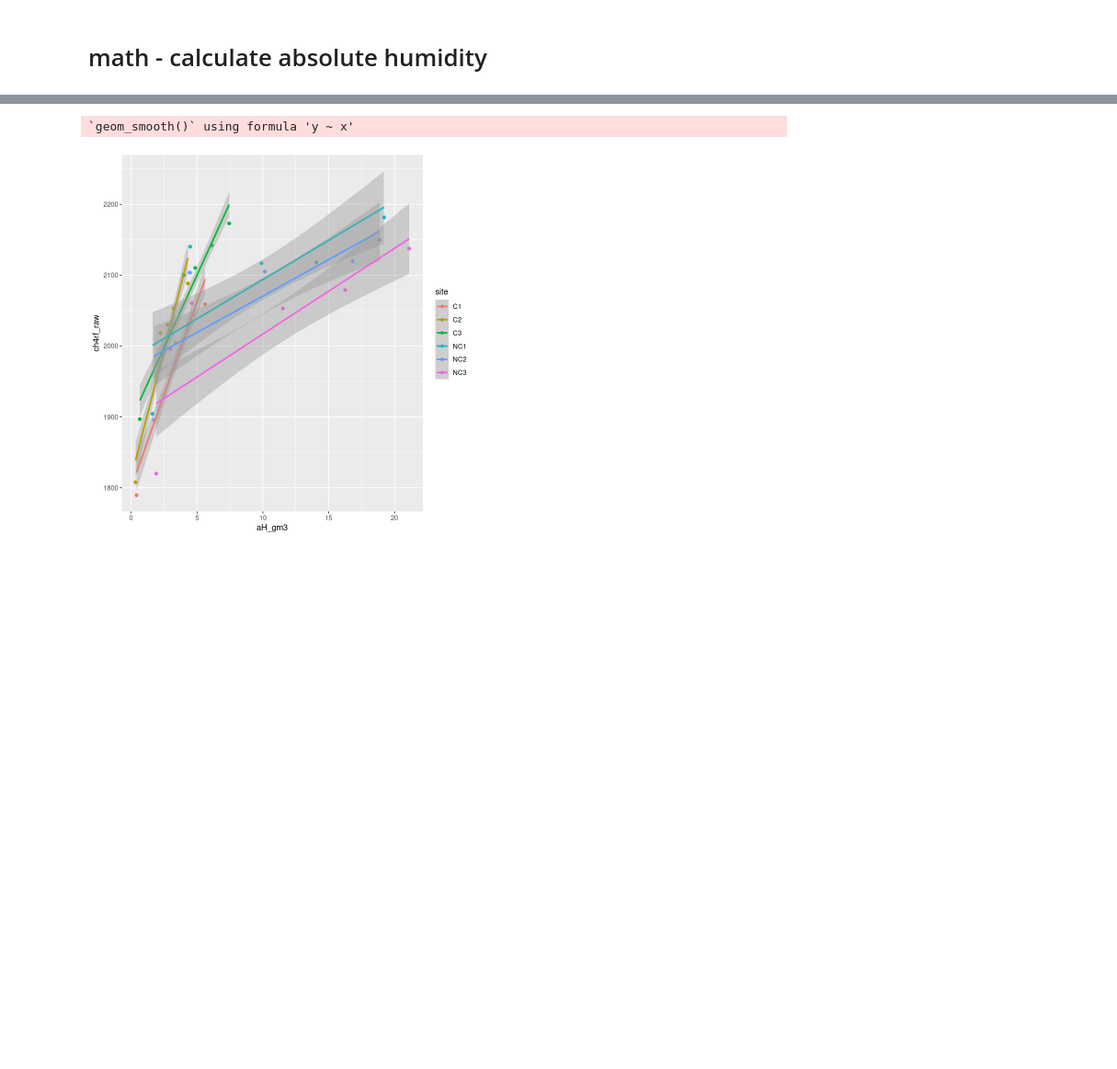
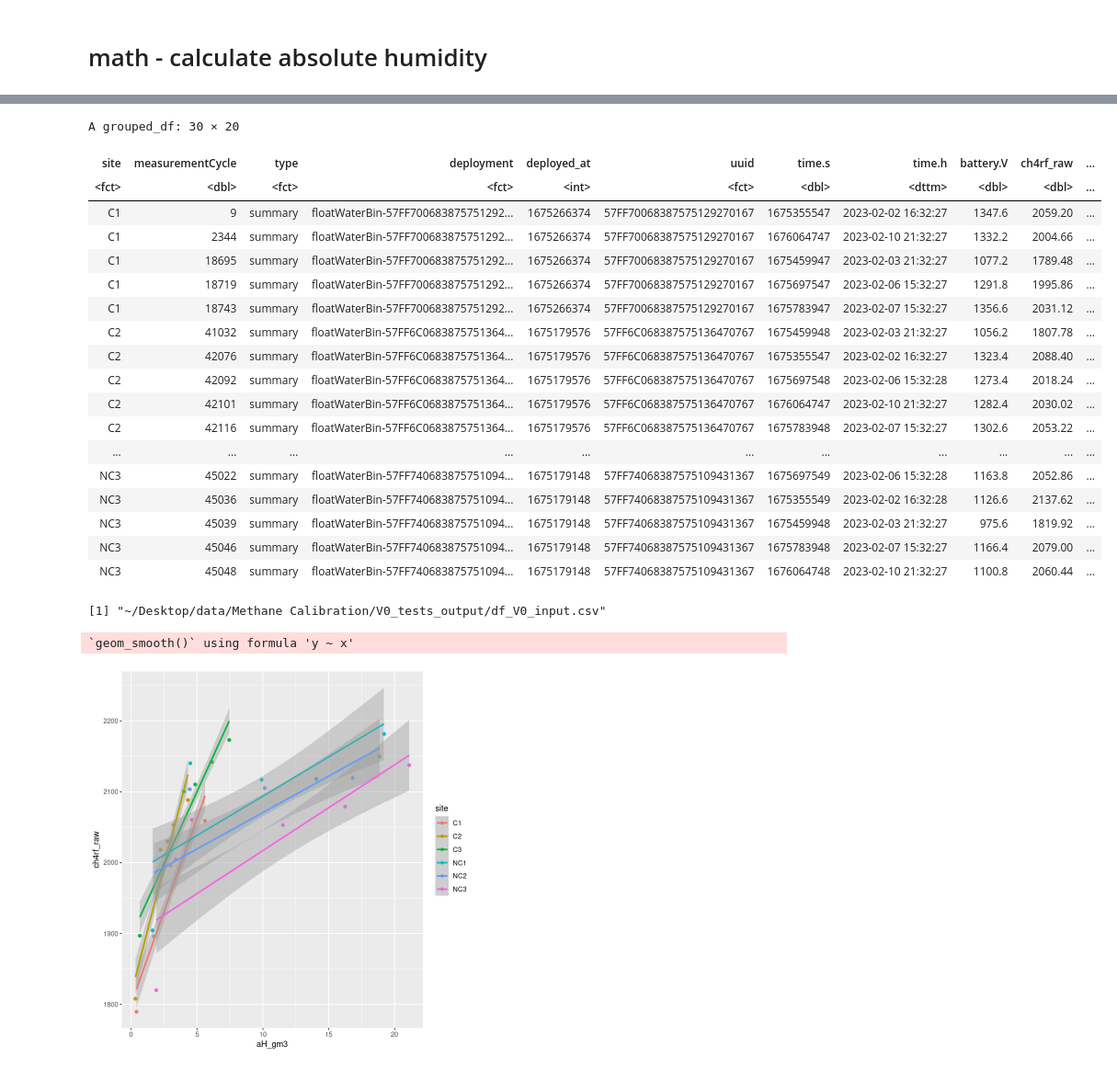
Before and after one commit to rrivirr/SensorDataProcessing, a Jupyter notebook: rriv_methane/methane_calibration_v0.ipynb, the cells around one changed output, grey strips where cells are left out. Shown at 92% size. Drawn from its saved outputs; the diff is of its cells as text; code cells hidden in the pictures; blank space fills up the shorter version.

```diff
--- a/rriv_methane/methane_calibration_v0.ipynb
+++ b/rriv_methane/methane_calibration_v0.ipynb
@@ -388,3 +365,29 @@ A grouped_df: 6 × 23
+# %%
+df
+# %% [output]
+A grouped_df: 30 × 20
+| site | measurementCycle | type | deployment | deployed_at | uuid | time.s | time.h | battery.V | ch4rf_raw | ... |
+| <fct> | <dbl> | <fct> | <fct> | <int> | <fct> | <dbl> | <dttm> | <dbl> | <dbl> | ... |
+| C1 | 9 | summary | floatWaterBin-57FF700683875751292... | 1675266374 | 57FF70068387575129270167 | 1675355547 | 2023-02-02 16:32:27 | 1347.6 | 2059.20 | ... |
+| C1 | 2344 | summary | floatWaterBin-57FF700683875751292... | 1675266374 | 57FF70068387575129270167 | 1676064747 | 2023-02-10 21:32:27 | 1332.2 | 2004.66 | ... |
+| C1 | 18695 | summary | floatWaterBin-57FF700683875751292... | 1675266374 | 57FF70068387575129270167 | 1675459947 | 2023-02-03 21:32:27 | 1077.2 | 1789.48 | ... |
+| C1 | 18719 | summary | floatWaterBin-57FF700683875751292... | 1675266374 | 57FF70068387575129270167 | 1675697547 | 2023-02-06 15:32:27 | 1291.8 | 1995.86 | ... |
+| C1 | 18743 | summary | floatWaterBin-57FF700683875751292... | 1675266374 | 57FF70068387575129270167 | 1675783947 | 2023-02-07 15:32:27 | 1356.6 | 2031.12 | ... |
+| C2 | 41032 | summary | floatWaterBin-57FF6C0683875751364... | 1675179576 | 57FF6C068387575136470767 | 1675459948 | 2023-02-03 21:32:27 | 1056.2 | 1807.78 | ... |
+| C2 | 42076 | summary | floatWaterBin-57FF6C0683875751364... | 1675179576 | 57FF6C068387575136470767 | 1675355547 | 2023-02-02 16:32:27 | 1323.4 | 2088.40 | ... |
+| C2 | 42092 | summary | floatWaterBin-57FF6C0683875751364... | 1675179576 | 57FF6C068387575136470767 | 1675697548 | 2023-02-06 15:32:28 | 1273.4 | 2018.24 | ... |
+| C2 | 42101 | summary | floatWaterBin-57FF6C0683875751364... | 1675179576 | 57FF6C068387575136470767 | 1676064747 | 2023-02-10 21:32:27 | 1282.4 | 2030.02 | ... |
+| C2 | 42116 | summary | floatWaterBin-57FF6C0683875751364... | 1675179576 | 57FF6C068387575136470767 | 1675783948 | 2023-02-07 15:32:27 | 1302.6 | 2053.22 | ... |
+| ... | ... | ... | ... | ... | ... | ... | ... | ... | ... | ... |
+| NC3 | 45022 | summary | floatWaterBin-57FF740683875751094... | 1675179148 | 57FF74068387575109431367 | 1675697549 | 2023-02-06 15:32:28 | 1163.8 | 2052.86 | ... |
+| NC3 | 45036 | summary | floatWaterBin-57FF740683875751094... | 1675179148 | 57FF74068387575109431367 | 1675355549 | 2023-02-02 16:32:28 | 1126.6 | 2137.62 | ... |
+| NC3 | 45039 | summary | floatWaterBin-57FF740683875751094... | 1675179148 | 57FF74068387575109431367 | 1675459948 | 2023-02-03 21:32:27 | 975.6 | 1819.92 | ... |
+| NC3 | 45046 | summary | floatWaterBin-57FF740683875751094... | 1675179148 | 57FF74068387575109431367 | 1675783948 | 2023-02-07 15:32:27 | 1166.4 | 2079.00 | ... |
+| NC3 | 45048 | summary | floatWaterBin-57FF740683875751094... | 1675179148 | 57FF74068387575109431367 | 1676064748 | 2023-02-10 21:32:27 | 1100.8 | 2060.44 | ... |
+# %%
+saveDFcsv(inputDF = df,tag ="V0_input")
+# %% [output]
+[1] "~/Desktop/data/Methane Calibration/V0_tests_output/df_V0_input.csv"
 # %%
 # reference vs RH
 ggplot(df,aes(x=aH_gm3,y=ch4rf_raw,color=site))+geom_point()+geom_smooth(method="lm")
```
Also changed, not shown: parts of 26 cells of this notebook, 9 other files.
